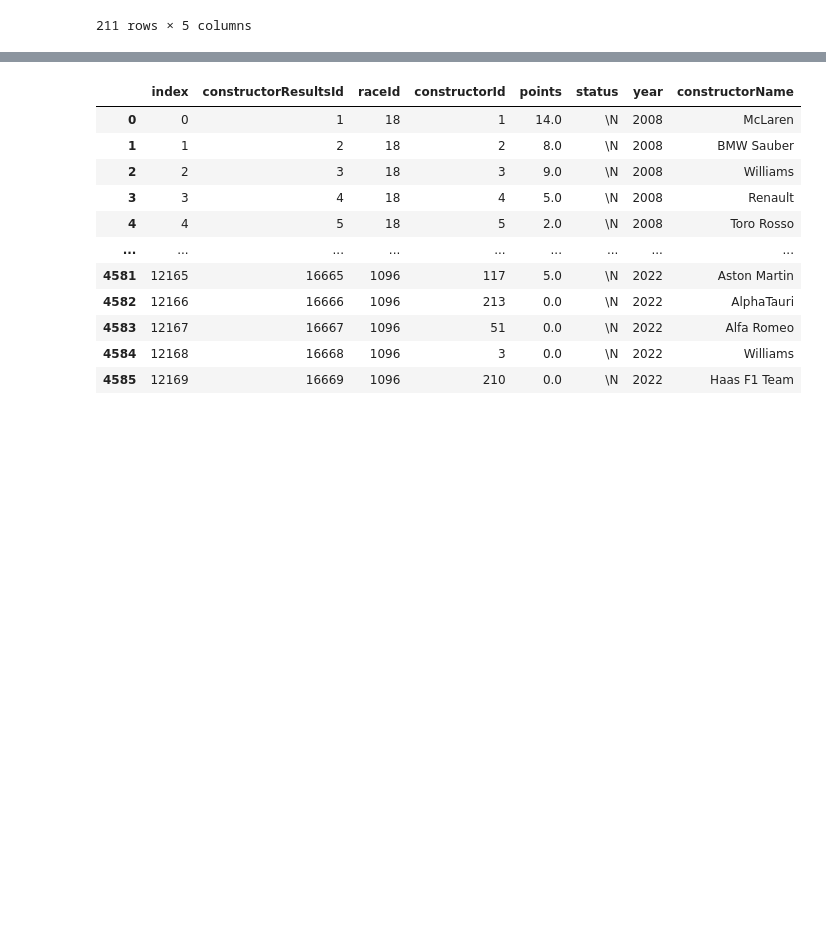
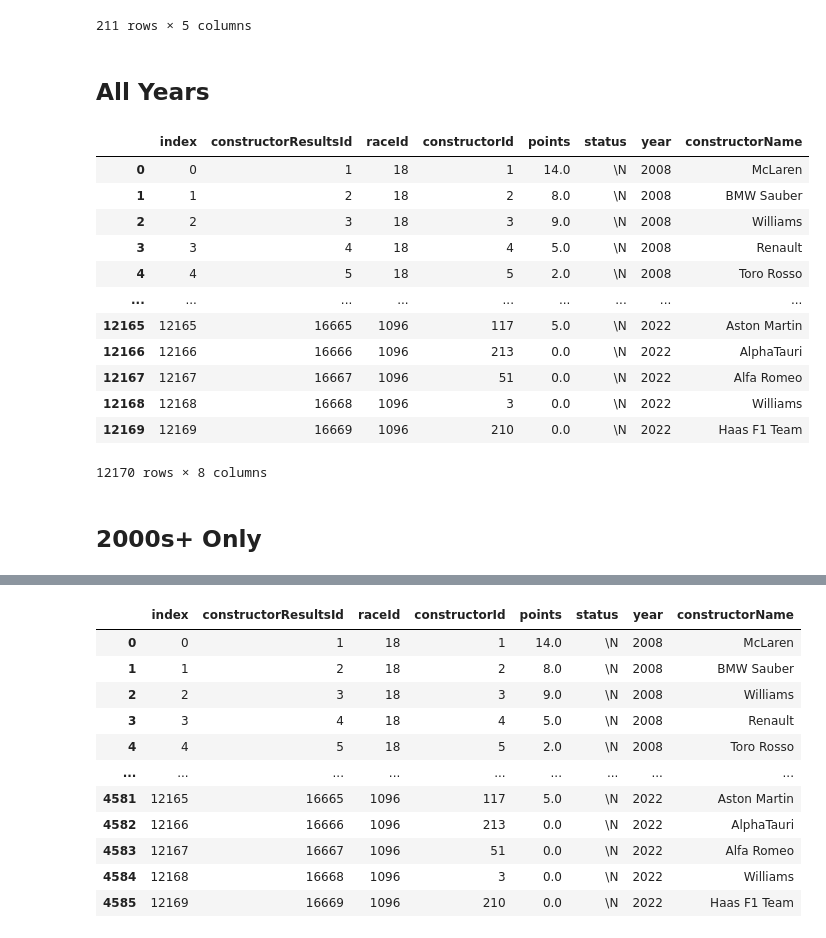
Before and after one commit to FarhatAdam/f1_pt_distribution, a Jupyter notebook: constructor_formatting.ipynb, the cells around one changed output, grey strips where cells are left out. Saved outputs shown, nothing was run; the diff lists cells and outputs as text; code cells hidden in the pictures; blank space fills up the shorter version.

```diff
--- a/constructor_formatting.ipynb
+++ b/constructor_formatting.ipynb
@@ -149,3 +117,27 @@ constructors
 211 rows × 5 columns
 # %%
 constructor_names = dict(zip(constructors.constructorId, constructors.name))
+# %% [markdown]
+## All Years
+# %%
+allYears = with_years.copy().reset_index()
+allYears = allYears
+
+allYears['constructorName'] = allYears['constructorId'].map(constructor_names)
+allYears
+# %% [output]
+|  | index | constructorResultsId | raceId | constructorId | points | status | year | constructorName |
+| 0 | 0 | 1 | 18 | 1 | 14.0 | \N | 2008 | McLaren |
+| 1 | 1 | 2 | 18 | 2 | 8.0 | \N | 2008 | BMW Sauber |
+| 2 | 2 | 3 | 18 | 3 | 9.0 | \N | 2008 | Williams |
+| 3 | 3 | 4 | 18 | 4 | 5.0 | \N | 2008 | Renault |
+| 4 | 4 | 5 | 18 | 5 | 2.0 | \N | 2008 | Toro Rosso |
+| ... | ... | ... | ... | ... | ... | ... | ... | ... |
+| 12165 | 12165 | 16665 | 1096 | 117 | 5.0 | \N | 2022 | Aston Martin |
+| 12166 | 12166 | 16666 | 1096 | 213 | 0.0 | \N | 2022 | AlphaTauri |
+| 12167 | 12167 | 16667 | 1096 | 51 | 0.0 | \N | 2022 | Alfa Romeo |
+| 12168 | 12168 | 16668 | 1096 | 3 | 0.0 | \N | 2022 | Williams |
+| 12169 | 12169 | 16669 | 1096 | 210 | 0.0 | \N | 2022 | Haas F1 Team |
+12170 rows × 8 columns
+# %% [markdown]
+## 2000s+ Only
```
Also changed, not shown: parts of 13 cells of this notebook, 12 other files.
